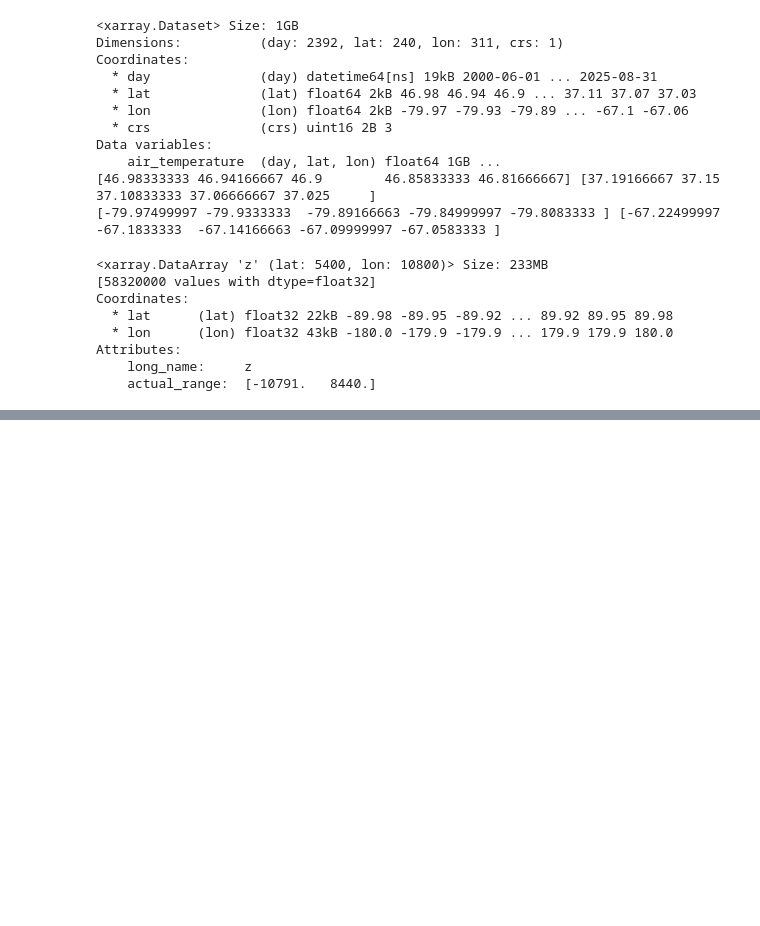
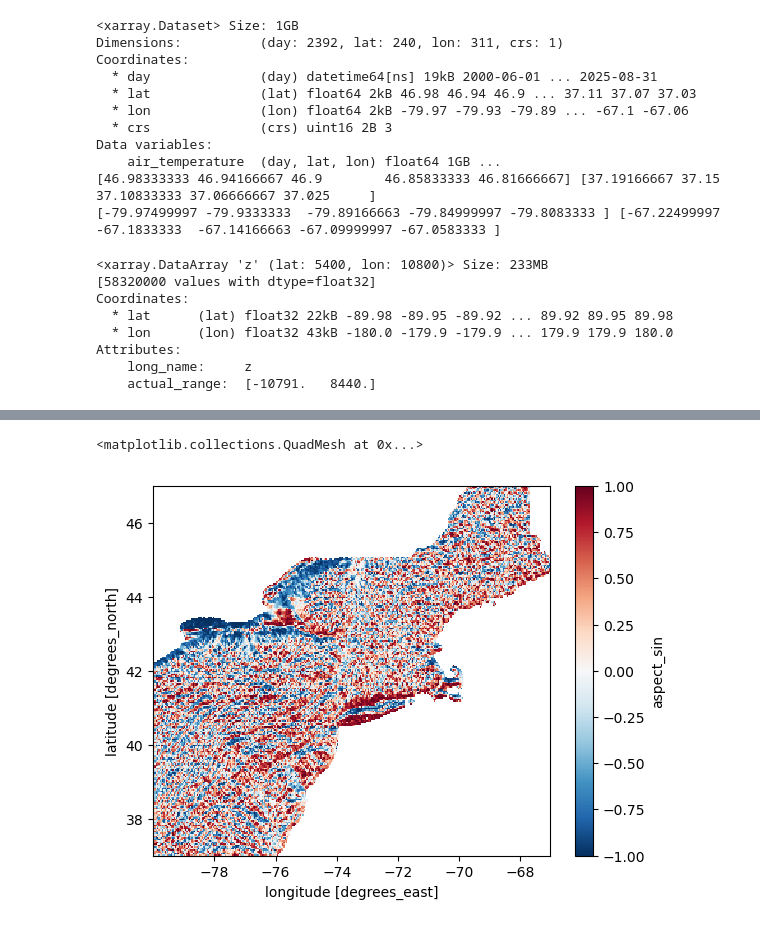
Before and after one commit to xchen221/CSCI1470_DeepDownscale, a Jupyter notebook: data_preprocess/ETOPO.ipynb, the cells around one changed output, grey strips where cells are left out. Saved outputs shown, nothing was run; the diff lists cells and outputs as text; code cells hidden in the pictures; blank space fills up the shorter version.

```diff
--- a/data_preprocess/ETOPO.ipynb
+++ b/data_preprocess/ETOPO.ipynb
@@ -144,0 +202,5 @@ topo_on_gridmet_masked.plot()
+# %%
+ds_topo_on_gridmet_masked.aspect_sin.plot()
+# %% [output]
+<matplotlib.collections.QuadMesh at 0x...>
+[figure, added]
```
Also changed, not shown: parts of 10 cells of this notebook, 14 other files.
